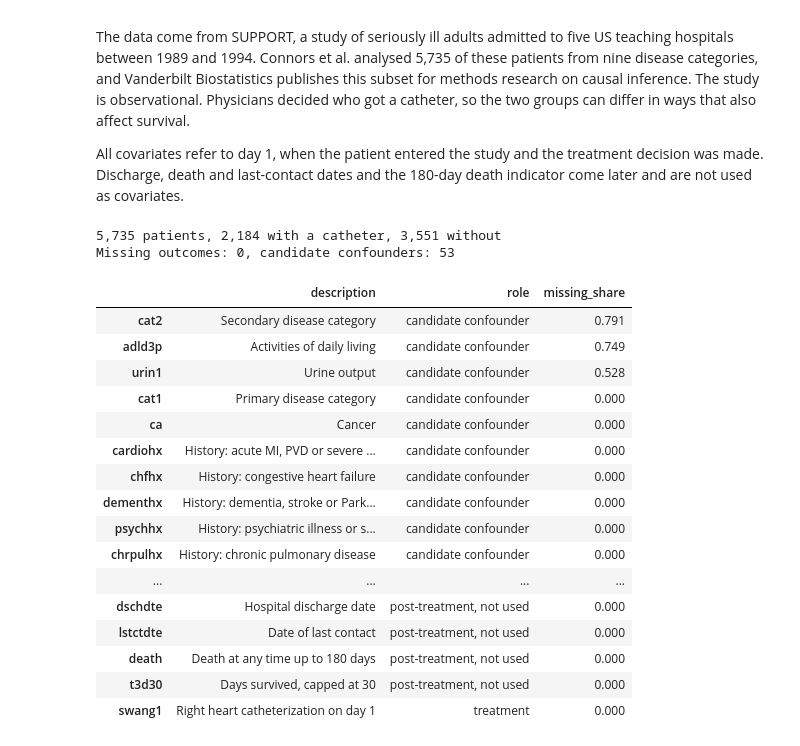
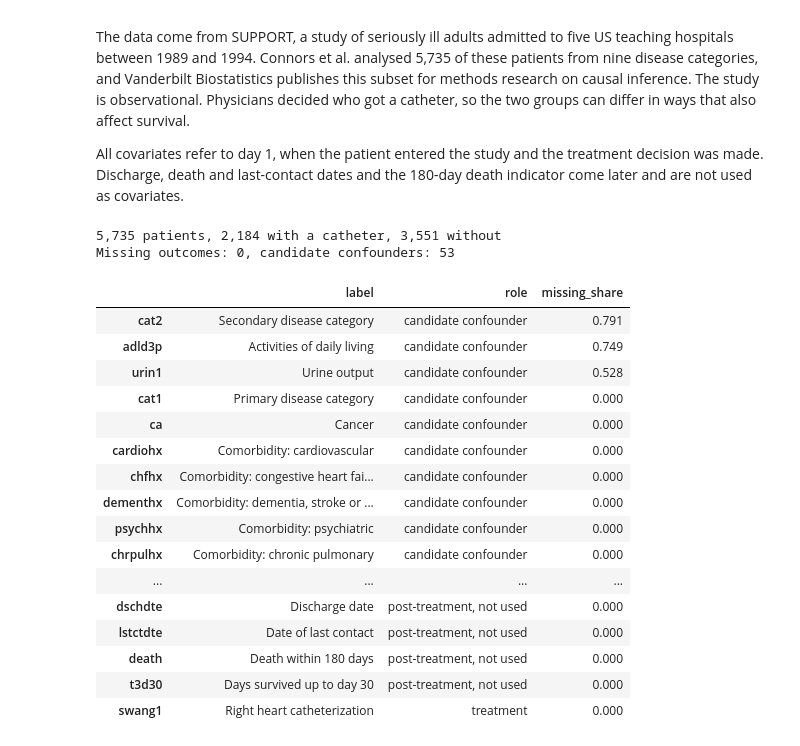
Before and after one commit to JananthanU/causal-inference-heart-catheter-mortality, a Jupyter notebook: notebooks/rhc_causal_ml_pipeline.ipynb, the cells around one changed output. Saved outputs shown, nothing was run; the diff lists cells and outputs as text; code cells hidden in the pictures.

Commit message:
Add short variable labels and handle missing covariates

```diff
--- a/notebooks/rhc_causal_ml_pipeline.ipynb
+++ b/notebooks/rhc_causal_ml_pipeline.ipynb
@@ -44,6 +44,7 @@ from econml.grf import CausalForest, RegressionForest
 
 warnings.filterwarnings("ignore", category=FutureWarning)
 pd.set_option("display.max_rows", 100)
+pd.set_option("display.width", 140)
 
 SEED = 42
 N_TREES = 2000               # econml needs a multiple of 4 for inference
@@ -140,78 +141,80 @@ W_COL, Y_COL = "swang1", "dth30"
 POST_COLS = ["dschdte", "dthdte", "lstctdte", "death", "t3d30"]
 ID_COLS = ["ptid", "sadmdte"]
 
-# Descriptions from the Vanderbilt documentation, dth30 and t3d30 are derived from the dates
-DESCRIPTIONS = {
-    "swang1": "Right heart catheterization on day 1", "dth30": "Death within 30 days of study admission",
-    "t3d30": "Days survived, capped at 30", "death": "Death at any time up to 180 days",
-    "sadmdte": "Study admission date", "dschdte": "Hospital discharge date", "dthdte": "Date of death",
+# Short labels for tables and figures. Source: https://hbiostat.org/data/repo/rhc.html
+LABELS = {
+    "swang1": "Right heart catheterization", "dth30": "Death within 30 days",
+    "t3d30": "Days survived up to day 30", "death": "Death within 180 days",
+    "sadmdte": "Study admission date", "dschdte": "Discharge date", "dthdte": "Date of death",
     "lstctdte": "Date of last contact", "ptid": "Patient ID",
-    "age": "Age in years", "sex": "Sex", "race": "Race", "edu": "Years of education", "income": "Income",
+    "age": "Age", "sex": "Sex", "race": "Race", "edu": "Years of education", "income": "Income",
     "ninsclas": "Medical insurance", "cat1": "Primary disease category", "cat2": "Secondary disease category",
-    "resp": "Admission diagnosis: respiratory", "card": "Admission diagnosis: cardiovascular",
-    "neuro": "Admission diagnosis: neurological", "gastr": "Admission diagnosis: gastrointestinal",
-    "renal": "Admission diagnosis: renal", "meta": "Admission diagnosis: metabolic",
-    "hema": "Admission diagnosis: hematologic", "seps": "Admission diagnosis: sepsis",
-    "trauma": "Admission diagnosis: trauma", "ortho": "Admission diagnosis: orthopedic",
+    "resp": "Respiratory diagnosis", "card": "Cardiovascular diagnosis", "neuro": "Neurological diagnosis",
+    "gastr": "Gastrointestinal diagnosis", "renal": "Renal diagnosis", "meta": "Metabolic diagnosis",
+    "hema": "Hematologic diagnosis", "seps": "Sepsis diagnosis", "trauma": "Trauma diagnosis",
+    "ortho": "Orthopedic diagnosis",
     "adld3p": "Activities of daily living", "das2d3pc": "Duke Activity Status Index",
-    "dnr1": "Do-not-resuscitate order on day 1", "ca": "Cancer",
-    "surv2md1": "SUPPORT model estimate of 2-month survival", "aps1": "APACHE III acute physiology score",
-    "scoma1": "Glasgow Coma Score", "wtkilo1": "Weight in kg", "temp1": "Temperature",
+    "dnr1": "DNR order on day 1", "ca": "Cancer", "surv2md1": "SUPPORT 2-month survival estimate",
+    "aps1": "APACHE score", "scoma1": "Glasgow Coma Score", "wtkilo1": "Weight", "temp1": "Temperature",
     "meanbp1": "Mean blood pressure", "resp1": "Respiratory rate", "hrt1": "Heart rate",
     "pafi1": "PaO2/FiO2 ratio", "paco21": "PaCO2", "ph1": "pH", "wblc1": "White blood cell count",
     "hema1": "Hematocrit", "sod1": "Sodium", "pot1": "Potassium", "crea1": "Creatinine",
     "bili1": "Bilirubin", "alb1": "Albumin", "urin1": "Urine output",
-    "cardiohx": "History: acute MI, PVD or severe cardiovascular symptoms",
-    "chfhx": "History: congestive heart failure", "dementhx": "History: dementia, stroke or Parkinson's",
-    "psychhx": "History: psychiatric illness or severe depression", "chrpulhx": "History: chronic pulmonary disease",
-    "renalhx": "History: chronic renal disease or dialysis", "liverhx": "History: cirrhosis or hepatic failure",
-    "gibledhx": "History: upper GI bleeding", "malighx": "History: solid tumor, metastasis or hematologic cancer",
-    "immunhx": "History: immunosuppression, transplant, HIV or diabetes",
-    "transhx": "Transfer from another hospital after more than 24 h", "amihx": "History: definite myocardial infarction",
+    "cardiohx": "Comorbidity: cardiovascular", "chfhx": "Comorbidity: congestive heart failure",
+    "dementhx": "Comorbidity: dementia, stroke or Parkinson's", "psychhx": "Comorbidity: psychiatric",
+    "chrpulhx": "Comorbidity: chronic pulmonary", "renalhx": "Comorbidity: chronic renal",
+    "liverhx": "Comorbidity: cirrhosis or hepatic failure", "gibledhx": "Comorbidity: upper GI bleeding",
+    "malighx": "Comorbidity: malignancy", "immunhx": "Comorbidity: immunosuppression",
+    "transhx": "Transfer from another hospital", "amihx": "Comorbidity: definite myocardial infarction",
 }
+
+# dth30 and t3d30 are not in the documentation, so we check their meaning against the dates
+days_to_death = df_raw["dthdte"] - df_raw["sadmdte"]
+assert ((df_raw[Y_COL] == "Yes") == (days_to_death <= 30)).all()
+assert (df_raw["t3d30"] == days_to_death.clip(upper=30).fillna(30)).all()
 
 
 def role(col):
     if col == W_COL:
         return "treatment"
     if col == Y_COL:
         return "outcome"
     if col in POST_COLS:
         return "post-treatment, not used"
     if col in ID_COLS:
         return "identifier, not used"
     return "candidate confounder"
 
 
 data_dictionary = pd.DataFrame({
-    "description": [DESCRIPTIONS[c] for c in df_raw.columns],
+    "label": [LABELS[c] for c in df_raw.columns],
     "role": [role(c) for c in df_raw.columns],
     "missing_share": df_raw.isna().mean().round(3).to_numpy(),
 }, index=df_raw.columns)
 
 n_raw, n_rhc = len(df_raw), int((df_raw[W_COL] == "RHC").sum())
 n_conf = int((data_dictionary["role"] == "candidate confounder").sum())
 print(f"{n_raw:,} patients, {n_rhc:,} with a catheter, {n_raw - n_rhc:,} without")
 print(f"Missing outcomes: {df_raw[Y_COL].isna().sum()}, candidate confounders: {n_conf}")
 RESULTS.update({"n_raw": n_raw, "n_rhc_raw": n_rhc})
 data_dictionary.sort_values(["role", "missing_share"], ascending=[True, False])
 # %% [output]
 5,735 patients, 2,184 with a catheter, 3,551 without
 Missing outcomes: 0, candidate confounders: 53
-|  | description | role | missing_share |
+|  | label | role | missing_share |
 | cat2 | Secondary disease category | candidate confounder | 0.791 |
 | adld3p | Activities of daily living | candidate confounder | 0.749 |
 | urin1 | Urine output | candidate confounder | 0.528 |
 | cat1 | Primary disease category | candidate confounder | 0.000 |
 | ca | Cancer | candidate confounder | 0.000 |
-| cardiohx | History: acute MI, PVD or severe ... | candidate confounder | 0.000 |
-| chfhx | History: congestive heart failure | candidate confounder | 0.000 |
-| dementhx | History: dementia, stroke or Park... | candidate confounder | 0.000 |
-| psychhx | History: psychiatric illness or s... | candidate confounder | 0.000 |
-| chrpulhx | History: chronic pulmonary disease | candidate confounder | 0.000 |
+| cardiohx | Comorbidity: cardiovascular | candidate confounder | 0.000 |
+| chfhx | Comorbidity: congestive heart fai... | candidate confounder | 0.000 |
+| dementhx | Comorbidity: dementia, stroke or ... | candidate confounder | 0.000 |
+| psychhx | Comorbidity: psychiatric | candidate confounder | 0.000 |
+| chrpulhx | Comorbidity: chronic pulmonary | candidate confounder | 0.000 |
 | ... | ... | ... | ... |
-| dschdte | Hospital discharge date | post-treatment, not used | 0.000 |
+| dschdte | Discharge date | post-treatment, not used | 0.000 |
 | lstctdte | Date of last contact | post-treatment, not used | 0.000 |
-| death | Death at any time up to 180 days | post-treatment, not used | 0.000 |
-| t3d30 | Days survived, capped at 30 | post-treatment, not used | 0.000 |
-| swang1 | Right heart catheterization on day 1 | treatment | 0.000 |
+| death | Death within 180 days | post-treatment, not used | 0.000 |
+| t3d30 | Days survived up to day 30 | post-treatment, not used | 0.000 |
+| swang1 | Right heart catheterization | treatment | 0.000 |
```
Also changed, not shown: parts of 7 cells of this notebook, 1 other file.
